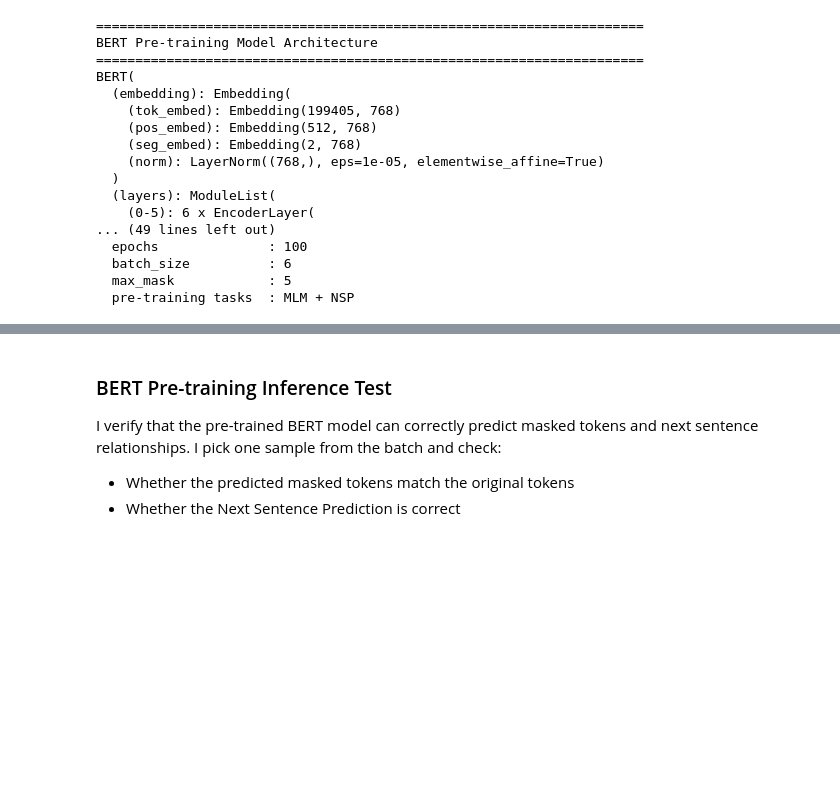
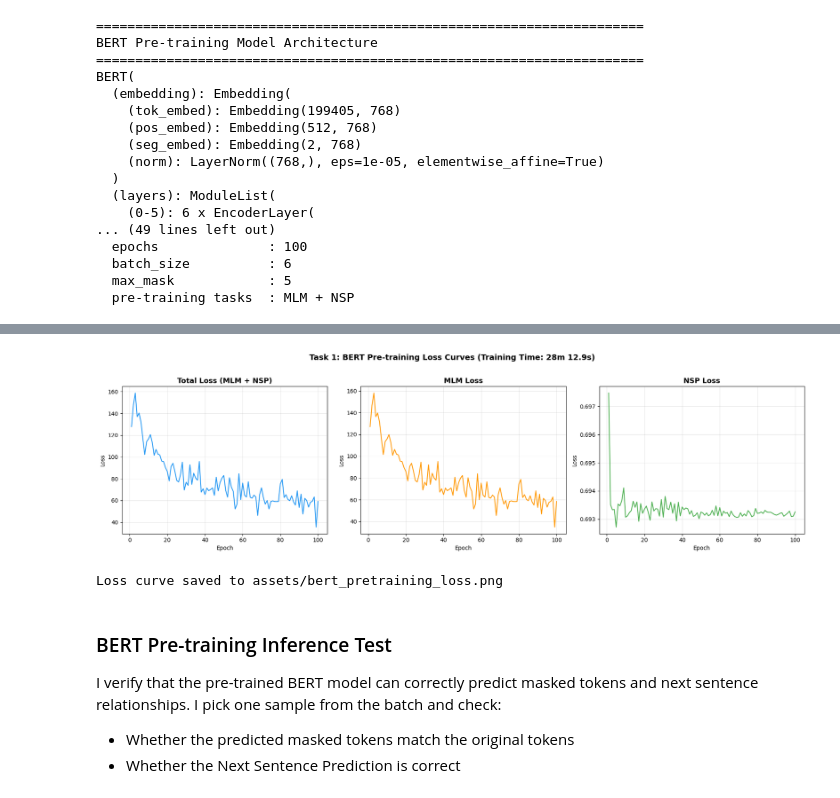
Before and after one commit to dniamsaard4codework/A4-Do-You-AGREE, a Jupyter notebook: st126235_assignment_4.ipynb, the cells around one changed output, grey strips where cells are left out. Saved outputs shown, nothing was run; the diff lists cells and outputs as text; code cells hidden in the pictures; blank space fills up the shorter version.

```diff
--- a/st126235_assignment_4.ipynb
+++ b/st126235_assignment_4.ipynb
@@ -731,7 +731,15 @@ BERT(
   max_mask            : 5
   pre-training tasks  : MLM + NSP
 # %%
+import time
+
 # ==================== BERT Pre-training Loop ====================
+train_losses = []  # Track training loss per epoch
+mlm_losses = []    # Track MLM loss per epoch
+nsp_losses = []    # Track NSP loss per epoch
+
+start_time = time.time()
+
 for epoch in tqdm(range(num_epoch), desc="Pre-training BERT"):
     # Create a fresh batch each epoch (different masking patterns and sentence pairs)
     batch = make_batch()
@@ -764,6 +772,11 @@ for epoch in tqdm(range(num_epoch), desc="Pre-training BERT"):
     # 3. Combined loss
     loss = loss_lm + loss_nsp
 
+    # Track losses
+    train_losses.append(loss.item())
+    mlm_losses.append(loss_lm.item())
+    nsp_losses.append(loss_nsp.item())
+
     # Backward pass and optimization
     loss.backward()
     optimizer.step()
@@ -772,5 +785,12 @@ for epoch in tqdm(range(num_epoch), desc="Pre-training BERT"):
     if (epoch + 1) % 10 == 0:
         print(f"Epoch {epoch + 1:3d}/{num_epoch} | Loss: {loss.item():.6f} | MLM Loss: {loss_lm.item():.6f} | NSP Loss: {loss_nsp.item():.6f}")
 
+end_time = time.time()
+bert_training_time = end_time - start_time
+
+# Print training time summary
+minutes = int(bert_training_time // 60)
+seconds = bert_training_time % 60
 print(f"\nTraining complete! Final loss: {loss.item():.6f}")
+print(f"Total BERT pre-training time: {minutes}m {seconds:.2f}s ({bert_training_time:.2f}s)")
 # %% [output]
@@ -789,3 +810,41 @@ Training complete! Final loss: 62.228508
+# %%
+# ==================== BERT Pre-training Loss Curves ====================
+import matplotlib.pyplot as plt
+
+fig, axes = plt.subplots(1, 3, figsize=(18, 5))
+
+epochs_range = range(1, num_epoch + 1)
+
+# Total loss
+axes[0].plot(epochs_range, train_losses, color='#2196F3', linewidth=1.5)
+axes[0].set_title('Total Loss (MLM + NSP)', fontsize=13, fontweight='bold')
+axes[0].set_xlabel('Epoch')
+axes[0].set_ylabel('Loss')
+axes[0].grid(True, alpha=0.3)
+
+# MLM loss
+axes[1].plot(epochs_range, mlm_losses, color='#FF9800', linewidth=1.5)
+axes[1].set_title('MLM Loss', fontsize=13, fontweight='bold')
+axes[1].set_xlabel('Epoch')
+axes[1].set_ylabel('Loss')
+axes[1].grid(True, alpha=0.3)
+
+# NSP loss
+axes[2].plot(epochs_range, nsp_losses, color='#4CAF50', linewidth=1.5)
+axes[2].set_title('NSP Loss', fontsize=13, fontweight='bold')
+axes[2].set_xlabel('Epoch')
+axes[2].set_ylabel('Loss')
+axes[2].grid(True, alpha=0.3)
+
+fig.suptitle(f'Task 1: BERT Pre-training Loss Curves (Training Time: {minutes}m {seconds:.1f}s)',
+             fontsize=14, fontweight='bold', y=1.02)
+fig.tight_layout()
+plt.savefig('assets/bert_pretraining_loss.png', dpi=150, bbox_inches='tight')
+plt.show()
+print("Loss curve saved to assets/bert_pretraining_loss.png")
+# %% [output]
+[figure, added]
+Loss curve saved to assets/bert_pretraining_loss.png
 # %% [markdown]
 ### BERT Pre-training Inference Test
 
```
Also changed, not shown: parts of 16 cells of this notebook, 7 other files.
